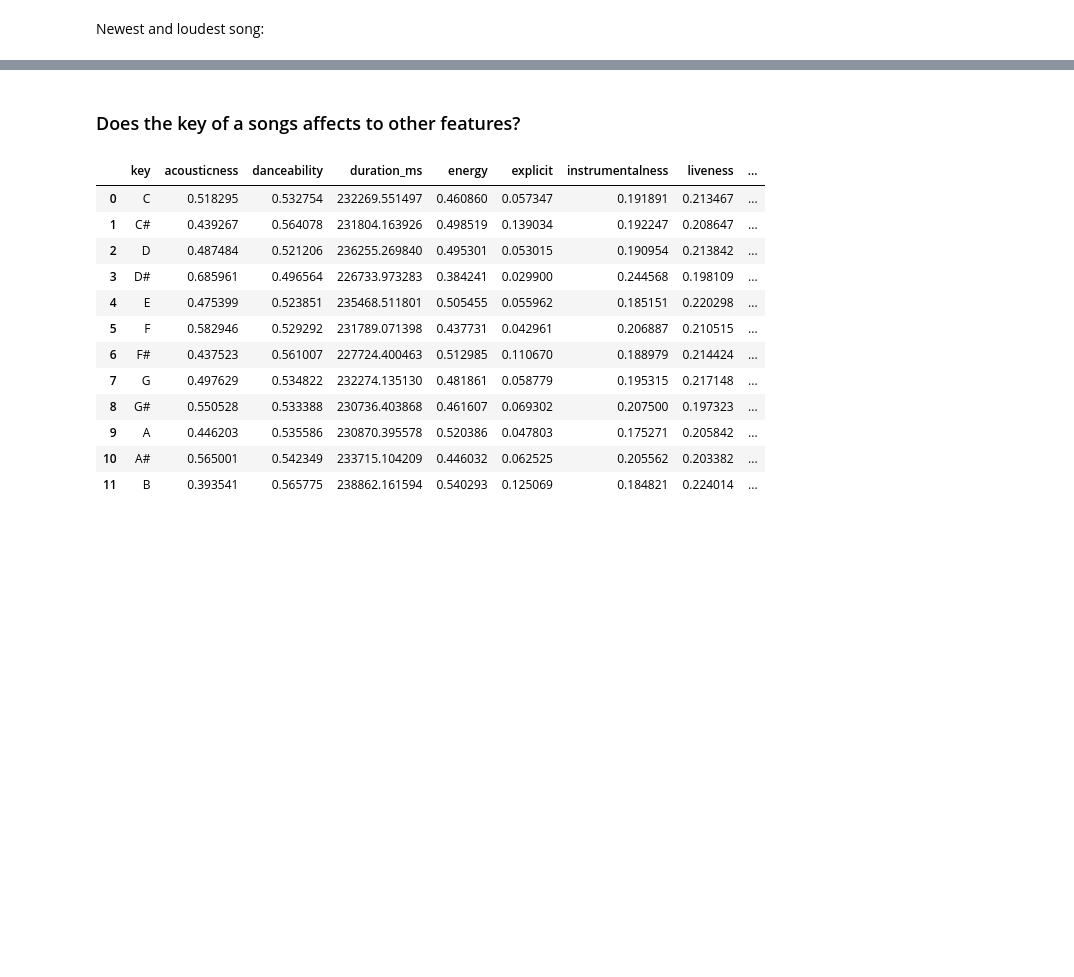
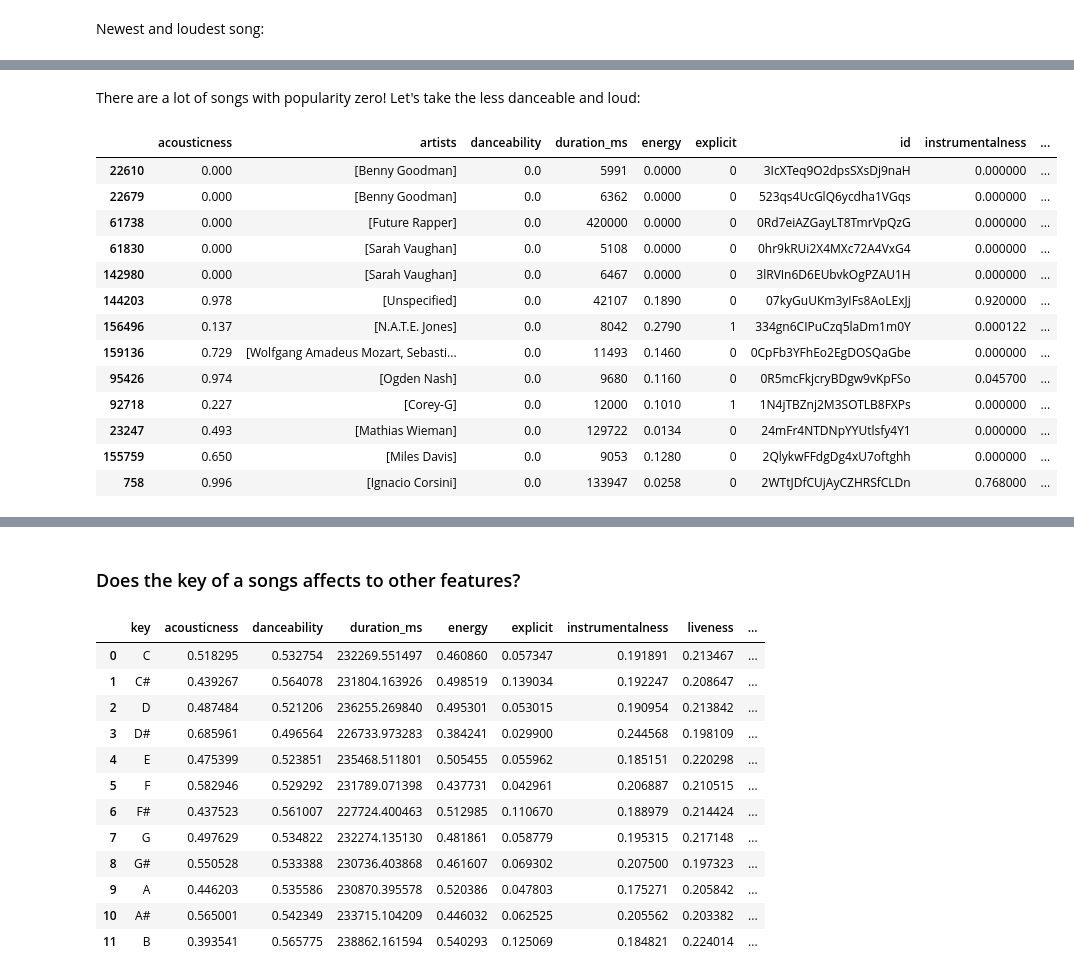
Before and after one commit to AntoniaVillarino/spotify, a Jupyter notebook: Spotify_analysis.ipynb, the cells around one changed output, grey strips where cells are left out. Cells and saved outputs as stored; diff of their text form; code cells hidden in the pictures; blank space fills up the shorter version.

```diff
--- a/Spotify_analysis.ipynb
+++ b/Spotify_analysis.ipynb
@@ -304,0 +245,19 @@ Name: 19865, dtype: object
+# %% [markdown]
+There are a lot of songs with popularity zero! Let's take the less danceable and loud:
+# %%
+df[df['popularity']==0].sort_values(by=['danceability', 'loudness']).head(13)
+# %% [output]
+|  | acousticness | artists | danceability | duration_ms | energy | explicit | id | instrumentalness | ... |
+| 22610 | 0.000 | [Benny Goodman] | 0.0 | 5991 | 0.0000 | 0 | 3IcXTeq9O2dpsSXsDj9naH | 0.000000 | ... |
+| 22679 | 0.000 | [Benny Goodman] | 0.0 | 6362 | 0.0000 | 0 | 523qs4UcGlQ6ycdha1VGqs | 0.000000 | ... |
+| 61738 | 0.000 | [Future Rapper] | 0.0 | 420000 | 0.0000 | 0 | 0Rd7eiAZGayLT8TmrVpQzG | 0.000000 | ... |
+| 61830 | 0.000 | [Sarah Vaughan] | 0.0 | 5108 | 0.0000 | 0 | 0hr9kRUi2X4MXc72A4VxG4 | 0.000000 | ... |
+| 142980 | 0.000 | [Sarah Vaughan] | 0.0 | 6467 | 0.0000 | 0 | 3lRVIn6D6EUbvkOgPZAU1H | 0.000000 | ... |
+| 144203 | 0.978 | [Unspecified] | 0.0 | 42107 | 0.1890 | 0 | 07kyGuUKm3yIFs8AoLExJj | 0.920000 | ... |
+| 156496 | 0.137 | [N.A.T.E. Jones] | 0.0 | 8042 | 0.2790 | 1 | 334gn6CIPuCzq5laDm1m0Y | 0.000122 | ... |
+| 159136 | 0.729 | [Wolfgang Amadeus Mozart, Sebasti... | 0.0 | 11493 | 0.1460 | 0 | 0CpFb3YFhEo2EgDOSQaGbe | 0.000000 | ... |
+| 95426 | 0.974 | [Ogden Nash] | 0.0 | 9680 | 0.1160 | 0 | 0R5mcFkjcryBDgw9vKpFSo | 0.045700 | ... |
+| 92718 | 0.227 | [Corey-G] | 0.0 | 12000 | 0.1010 | 1 | 1N4jTBZnj2M3SOTLB8FXPs | 0.000000 | ... |
+| 23247 | 0.493 | [Mathias Wieman] | 0.0 | 129722 | 0.0134 | 0 | 24mFr4NTDNpYYUtlsfy4Y1 | 0.000000 | ... |
+| 155759 | 0.650 | [Miles Davis] | 0.0 | 9053 | 0.1280 | 0 | 2QlykwFFdgDg4xU7oftghh | 0.000000 | ... |
+| 758 | 0.996 | [Ignacio Corsini] | 0.0 | 133947 | 0.0258 | 0 | 2WTtJDfCUjAyCZHRSfCLDn | 0.768000 | ... |
```
Also changed, not shown: parts of 31 cells of this notebook.
